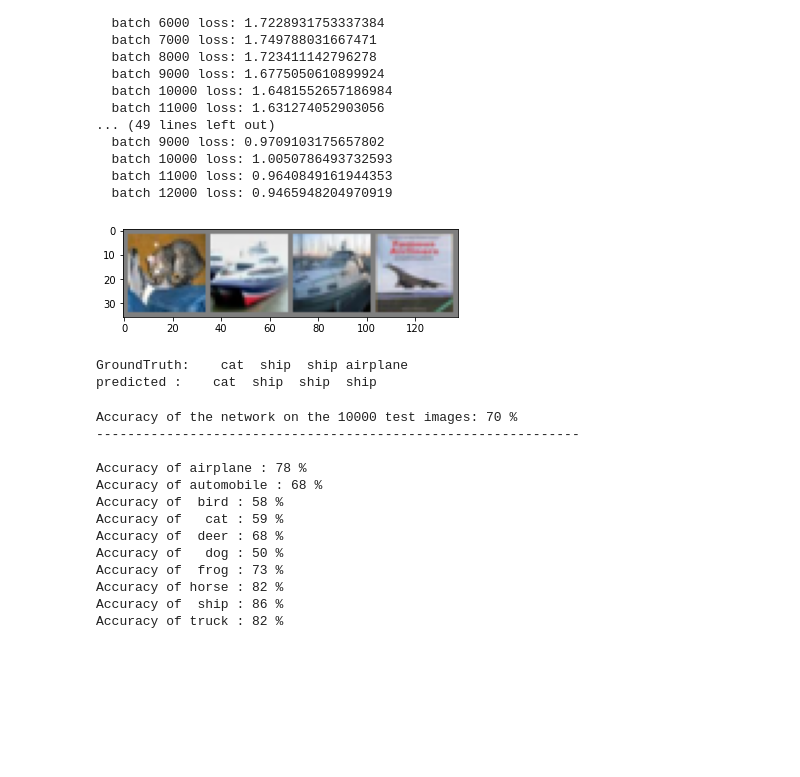
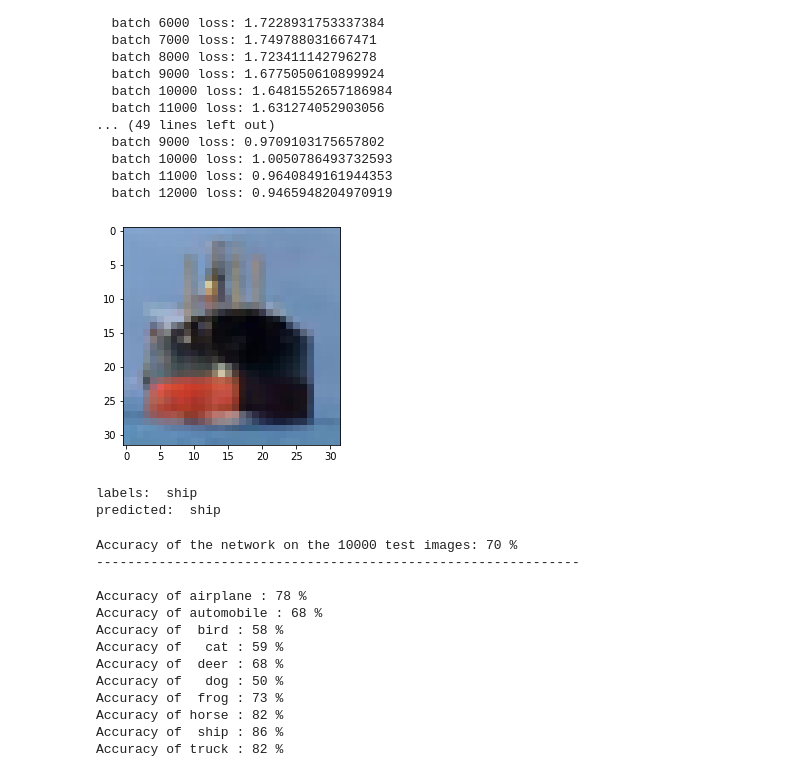
Before and after one commit to paolo-peretti/conv, a Jupyter notebook: conv1.ipynb, the cells around one changed output. Cells and saved outputs as stored; diff of their text form; code cells hidden in the pictures; blank space fills up the shorter version.

```diff
--- a/conv1.ipynb
+++ b/conv1.ipynb
@@ -58,6 +58,7 @@ import numpy as np
 
 # Helper function for inline image display
 def imshow(img):
+    img = img.cpu()
     img = img / 2 + 0.5     # unnormalize
     npimg = img.numpy()
     plt.imshow(np.transpose(npimg, (1, 2, 0)))
@@ -293,20 +294,42 @@ EPOCH 1:
   batch 11000 loss: 0.9640849161944353
   batch 12000 loss: 0.9465948204970919
 # %%
-dataiter = iter(validation_loader)
-images, labels = dataiter.next()
+# dataiter = iter(validation_loader)
+# images, labels = dataiter.next()
 
-# print images
-imshow(torchvision.utils.make_grid(images))
-print('GroundTruth: ', ' '.join('%5s' % classes[labels[j]] for j in range(4)))
-images=images.to(device)
-outputs = model(images)
-_, predicted = torch.max(outputs, 1)
-print('predicted : ', ' '.join('%5s' % classes[predicted[j]] for j in range(4)))
+# # print images
+# imshow(torchvision.utils.make_grid(images))
+# print('GroundTruth: ', ' '.join('%5s' % classes[labels[j]] for j in range(4)))
+# images=images.to(device)
+# outputs = model(images)
+# _, predicted = torch.max(outputs, 1)
+# print('predicted : ', ' '.join('%5s' % classes[predicted[j]] for j in range(4)))
+
+import random
+
+
+index = random.randint(0, 2500 - 1)
+
+
+for i, data in enumerate(validation_loader):
+        # Every data instance is an input + label pair
+        if index==i:
+          inputs, labels = data
+
+          inputs = inputs.to(device)
+          labels = labels.to(device)
+
+          # Make predictions for this batch
+          outputs = model(inputs)
+          _, predicted = torch.max(outputs, 1)
+          imshow(inputs[0])
+          print('labels: ',classes[labels[0]])
+          print('predicted: ',classes[predicted[0]])
+          break
 # %% [output]
-[figure, old version]
+[figure, new version]
-GroundTruth:    cat  ship  ship airplane
-predicted :    cat  ship  ship  ship
+labels:  ship
+predicted:  ship
 # %%
 class_correct = list(0. for i in range(10))
 class_total = list(0. for i in range(10))
```
Also changed, not shown: parts of 1 cell of this notebook.
